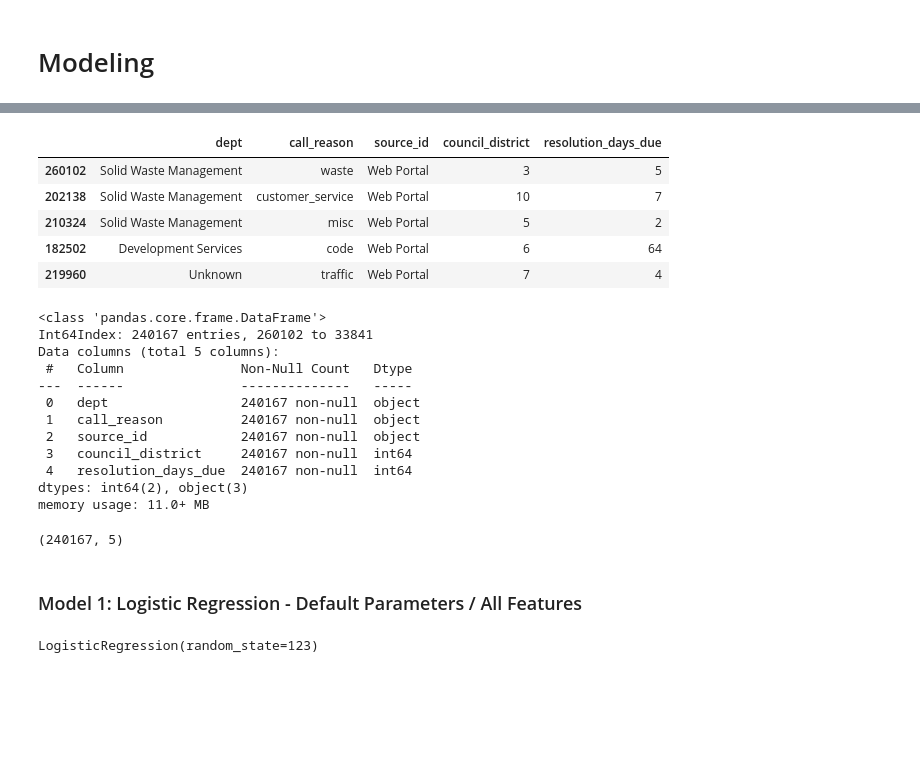
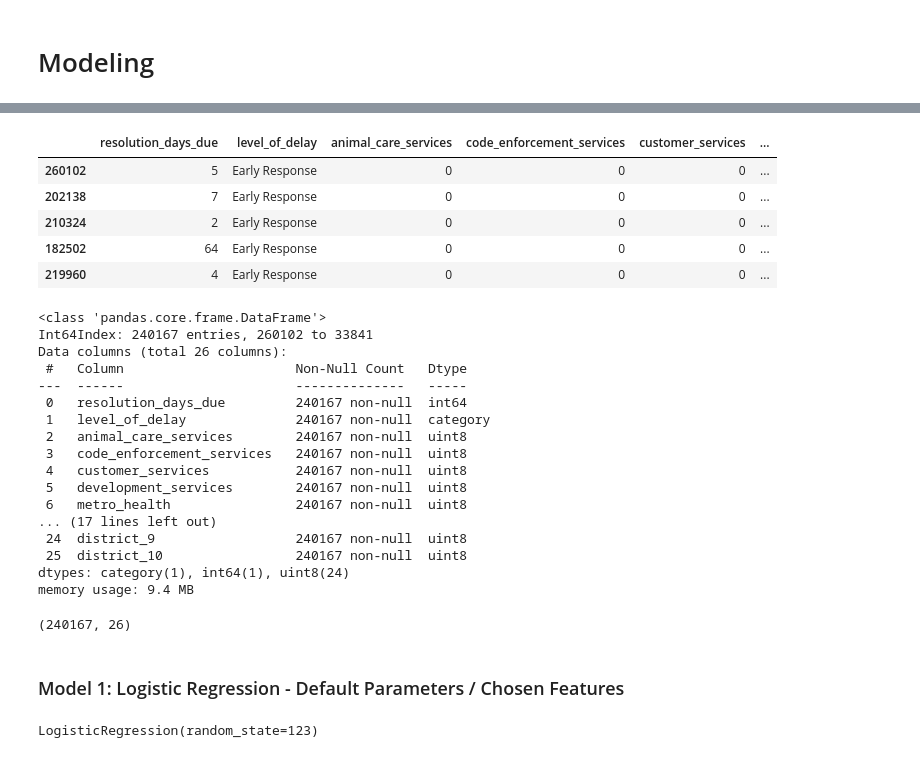
Before and after one commit to 3-1-1-Codeup/project, a Jupyter notebook: workbooks/john/model.ipynb, the cells around one changed output, grey strips where cells are left out. Saved outputs shown, nothing was run; the diff lists cells and outputs as text; code cells hidden in the pictures; blank space fills up the shorter version.

```diff
--- a/workbooks/john/model.ipynb
+++ b/workbooks/john/model.ipynb
@@ -136,0 +144,4 @@ df = dummy_call_reason(df)
+# %%
+model_df = create_dummies(model_df)
+# %%
+model_df = model_df.drop(columns = ['dept', 'call_reason', 'council_district', 'source_id'])
@@ -170,5 +212,5 @@ memory usage: 78.1+ MB
 # %%
-train, validate, test, X_train, y_train, X_validate, y_validate, X_test, y_test, train_scaled, validate_scaled, test_scaled = split_separate_scale(df)
+train, validate, test, X_train, y_train, X_validate, y_validate, X_test, y_test, train_scaled, validate_scaled, test_scaled = split_separate_scale(model_df)
 # %%
 train.head()
 # %% [output]
@@ -280,17 +322,3 @@ memory usage: 43.7+ MB
-# %%
-# drop columns that contain the answer to prevent answer leaking
-
-train = train.drop(columns = ['closed_date', 'is_late', 'days_before_or_after_due', 'days_open', 'case_status'])
-validate = validate.drop(columns = ['closed_date', 'is_late', 'days_before_or_after_due', 'days_open', 'case_status'])
-test = test.drop(columns = ['closed_date', 'is_late', 'days_before_or_after_due', 'days_open', 'case_status'])
-
-X_train = X_train.drop(columns = ['closed_date', 'is_late', 'days_before_or_after_due', 'days_open', 'case_status'])
-X_validate = X_validate.drop(columns = ['closed_date', 'is_late', 'days_before_or_after_due', 'days_open', 'case_status'])
-X_test = X_test.drop(columns = ['closed_date', 'is_late', 'days_before_or_after_due', 'days_open', 'case_status'])
-
-train_scaled = train_scaled.drop(columns = ['days_before_or_after_due', 'days_open'])
-validate_scaled = validate_scaled.drop(columns = ['days_before_or_after_due', 'days_open'])
-test_scaled = test_scaled.drop(columns = ['days_before_or_after_due', 'days_open'])
 # %%
 train_scaled.head()
 # %% [output]
@@ -309,33 +331,38 @@ model_test = keep_info(X_test)
 # %%
-model_train.head()
+train.head()
 # %% [output]
-|  | dept | call_reason | source_id | council_district | resolution_days_due |
-| 260102 | Solid Waste Management | waste | Web Portal | 3 | 5 |
-| 202138 | Solid Waste Management | customer_service | Web Portal | 10 | 7 |
-| 210324 | Solid Waste Management | misc | Web Portal | 5 | 2 |
-| 182502 | Development Services | code | Web Portal | 6 | 64 |
-| 219960 | Unknown | traffic | Web Portal | 7 | 4 |
+|  | resolution_days_due | level_of_delay | animal_care_services | code_enforcement_services | customer_services | ... |
+| 260102 | 5 | Early Response | 0 | 0 | 0 | ... |
+| 202138 | 7 | Early Response | 0 | 0 | 0 | ... |
+| 210324 | 2 | Early Response | 0 | 0 | 0 | ... |
+| 182502 | 64 | Early Response | 0 | 0 | 0 | ... |
+| 219960 | 4 | Early Response | 0 | 0 | 0 | ... |
 # %%
-model_train.info()
+train.info()
 # %% [output]
 <class 'pandas.core.frame.DataFrame'>
 Int64Index: 240167 entries, 260102 to 33841
-Data columns (total 5 columns):
- #   Column               Non-Null Count   Dtype
----  ------               --------------   -----
- 0   dept                 240167 non-null  object
- 1   call_reason          240167 non-null  object
- 2   source_id            240167 non-null  object
- 3   council_district     240167 non-null  int64
- 4   resolution_days_due  240167 non-null  int64
-dtypes: int64(2), object(3)
-memory usage: 11.0+ MB
+Data columns (total 26 columns):
+ #   Column                      Non-Null Count   Dtype
+---  ------                      --------------   -----
+ 0   resolution_days_due         240167 non-null  int64
+ 1   level_of_delay              240167 non-null  category
+ 2   animal_care_services        240167 non-null  uint8
+ 3   code_enforcement_services   240167 non-null  uint8
+ 4   customer_services           240167 non-null  uint8
+ 5   development_services        240167 non-null  uint8
+ 6   metro_health                240167 non-null  uint8
+... (17 lines left out)
+ 24  district_9                  240167 non-null  uint8
+ 25  district_10                 240167 non-null  uint8
+dtypes: category(1), int64(1), uint8(24)
+memory usage: 9.4 MB
 # %%
-model_train.shape
+train.shape
 # %% [output]
-(240167, 5)
+(240167, 26)
 # %% [markdown]
-### Model 1: Logistic Regression - Default Parameters / All Features
+### Model 1: Logistic Regression - Default Parameters / Chosen Features
 # %%
 # make logistic regression object
 log1 = LogisticRegression(random_state=123)
```
Also changed, not shown: parts of 68 cells of this notebook, 2 other files.
